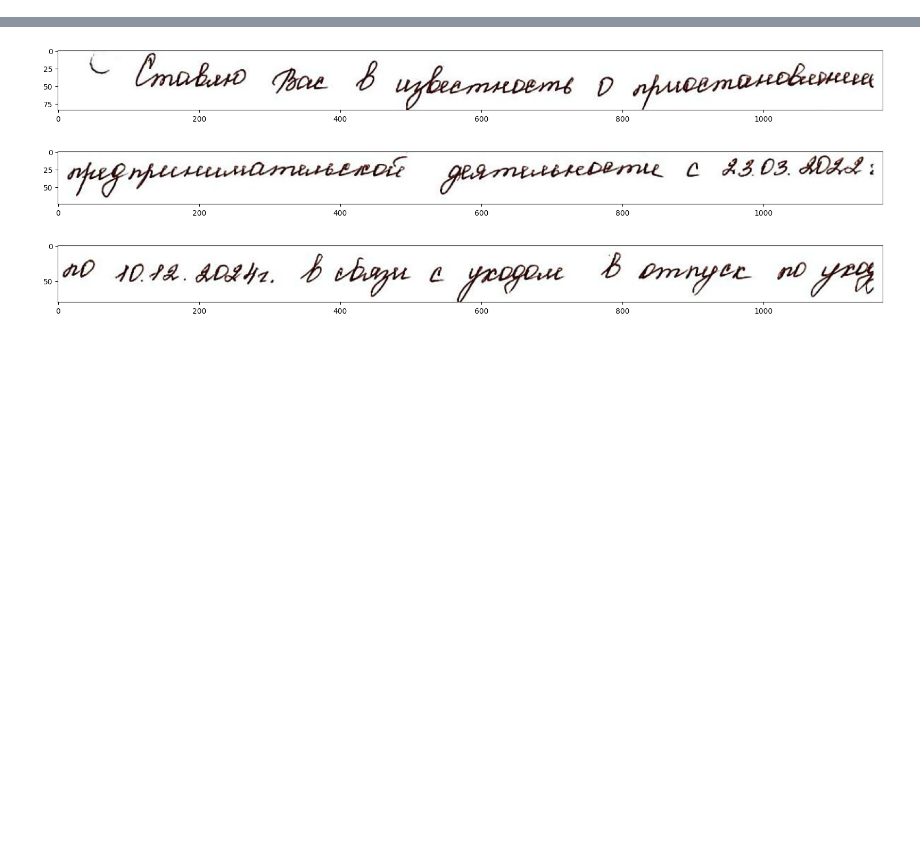
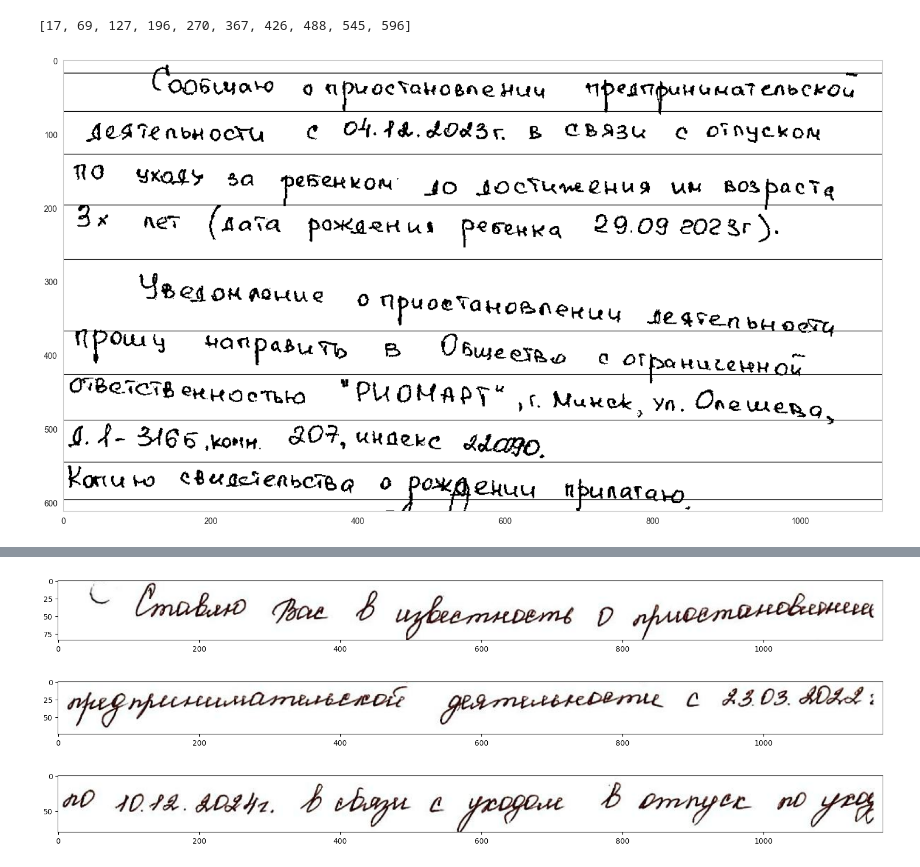
Before and after one commit to katcinskiy/hw-localization, a Jupyter notebook: main.ipynb, the cells around one changed output, grey strips where cells are left out. Saved outputs shown, nothing was run; the diff lists cells and outputs as text; code cells hidden in the pictures; blank space fills up the shorter version.

```diff
--- a/main.ipynb
+++ b/main.ipynb
@@ -15,7 +17,7 @@ def plot_hor_lines(img, hor_lines):
     local_img = img.copy()
     for value in hor_lines:
         # cv2.line(local_img, (0, value), (local_img.shape[-1] - 1, value + 2,), (0, 255, 0) , 2)
-        cv2.line(local_img, (0, value), (img.shape[1], value), (0, 255, 0) , 2)
+        cv2.line(local_img, (0, value), (img.shape[1], value), (0, 255, 0) , 1)
     return local_img
 
 
@@ -37,0 +93,20 @@ binarizedImage[binarizedImage == 255] = 1
+# %%
+from tqdm.notebook import tqdm
+
+path = 'hand_written_cropped/page_5.png'
+
+img = cv2.imread(path)
+grayImage = cv2.cvtColor(img, cv2.COLOR_BGR2GRAY)
+gaussianFilter = cv2.GaussianBlur(grayImage, (5, 5), 0)
+_, binarizedImage = cv2.threshold(grayImage, 210, 255, cv2.THRESH_BINARY)
+
+binarizedImage[binarizedImage == 0] = 0
+binarizedImage[binarizedImage == 255] = 1
+
+lines = find_dividers(path)
+print(lines)
+final = plot_hor_lines(binarizedImage, lines)
+show(final)
+# %% [output]
+[17, 69, 127, 196, 270, 367, 426, 488, 545, 596]
+[figure, added]
```
Also changed, not shown: parts of 21 cells of this notebook, 19 other files.
